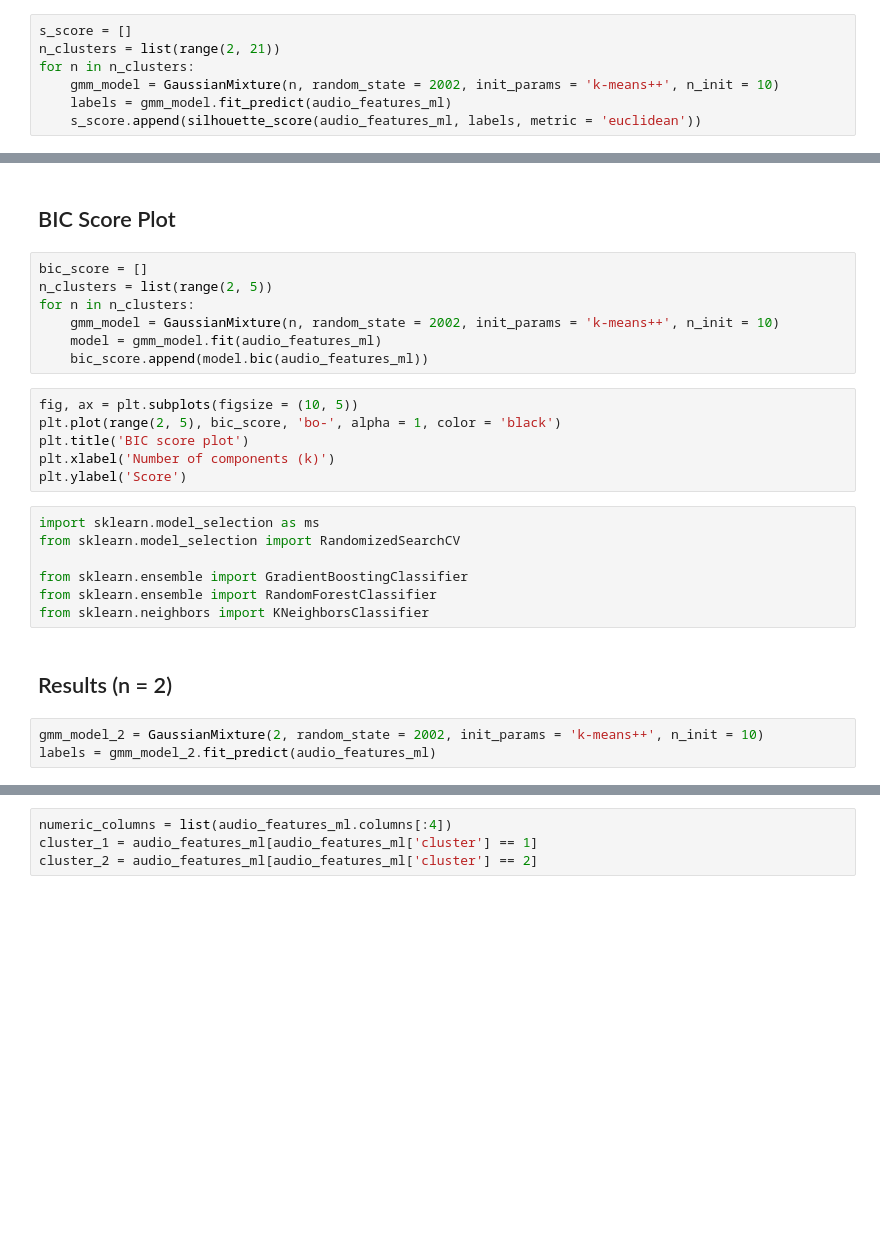
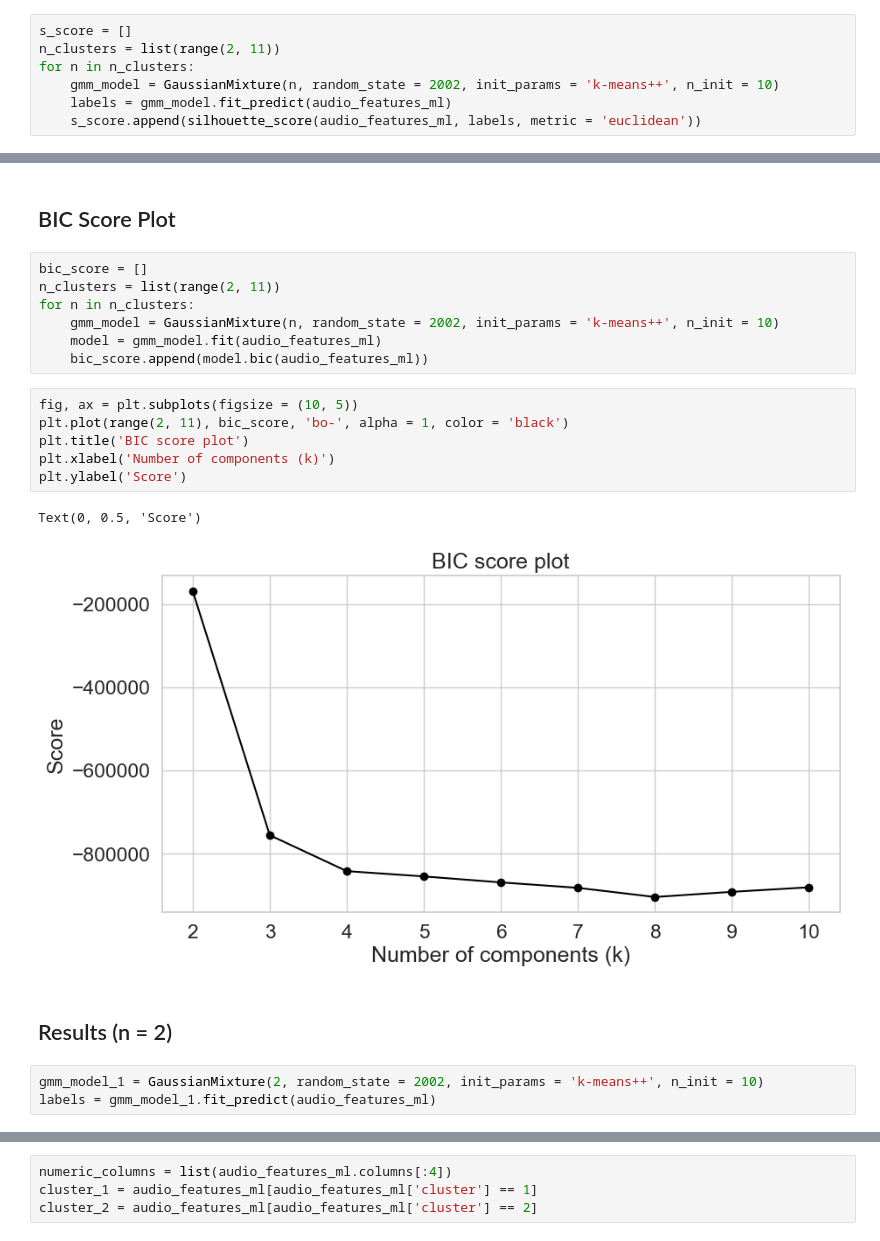
Before and after one commit to huongngo-8/music_explorer, a Jupyter notebook: notebooks/mood_explorer.ipynb, the cells around one changed output, grey strips where cells are left out. Cells and saved outputs as stored; diff of their text form; blank space fills up the shorter version.

```diff
--- a/notebooks/mood_explorer.ipynb
+++ b/notebooks/mood_explorer.ipynb
@@ -381,7 +708,7 @@ from sklearn.mixture import GaussianMixture
 ## Silhouette Score Plot
 # %%
 s_score = []
-n_clusters = list(range(2, 21))
+n_clusters = list(range(2, 11))
 for n in n_clusters:
     gmm_model = GaussianMixture(n, random_state = 2002, init_params = 'k-means++', n_init = 10)
     labels = gmm_model.fit_predict(audio_features_ml)
@@ -396,29 +723,25 @@ plt.ylabel('Score')
 ## BIC Score Plot
 # %%
 bic_score = []
-n_clusters = list(range(2, 5))
+n_clusters = list(range(2, 11))
 for n in n_clusters:
     gmm_model = GaussianMixture(n, random_state = 2002, init_params = 'k-means++', n_init = 10)
     model = gmm_model.fit(audio_features_ml)
     bic_score.append(model.bic(audio_features_ml))
 # %%
 fig, ax = plt.subplots(figsize = (10, 5))
-plt.plot(range(2, 5), bic_score, 'bo-', alpha = 1, color = 'black')
+plt.plot(range(2, 11), bic_score, 'bo-', alpha = 1, color = 'black')
 plt.title('BIC score plot')
 plt.xlabel('Number of components (k)')
 plt.ylabel('Score')
+# %% [output]
+Text(0, 0.5, 'Score')
+[figure, added]
-# %%
-import sklearn.model_selection as ms
-from sklearn.model_selection import RandomizedSearchCV
-
-from sklearn.ensemble import GradientBoostingClassifier
-from sklearn.ensemble import RandomForestClassifier
-from sklearn.neighbors import KNeighborsClassifier
 # %% [markdown]
 ## Results (n = 2)
 # %%
-gmm_model_2 = GaussianMixture(2, random_state = 2002, init_params = 'k-means++', n_init = 10)
-labels = gmm_model_2.fit_predict(audio_features_ml)
+gmm_model_1 = GaussianMixture(2, random_state = 2002, init_params = 'k-means++', n_init = 10)
+labels = gmm_model_1.fit_predict(audio_features_ml)
 # %%
 audio_features_ml['cluster'] = labels + 1
 audio_features_ml['mode'] = audio_features['mode']
```
Also changed, not shown: parts of 53 cells of this notebook.
